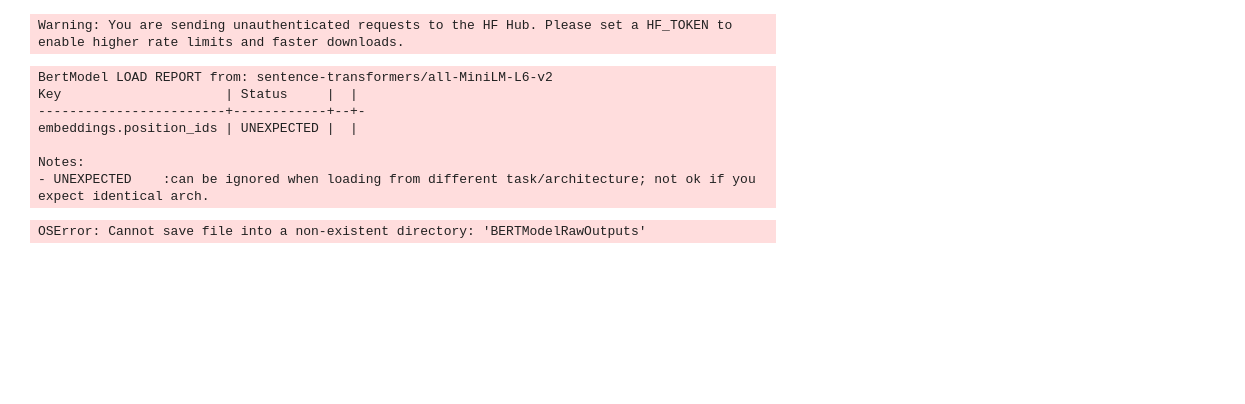
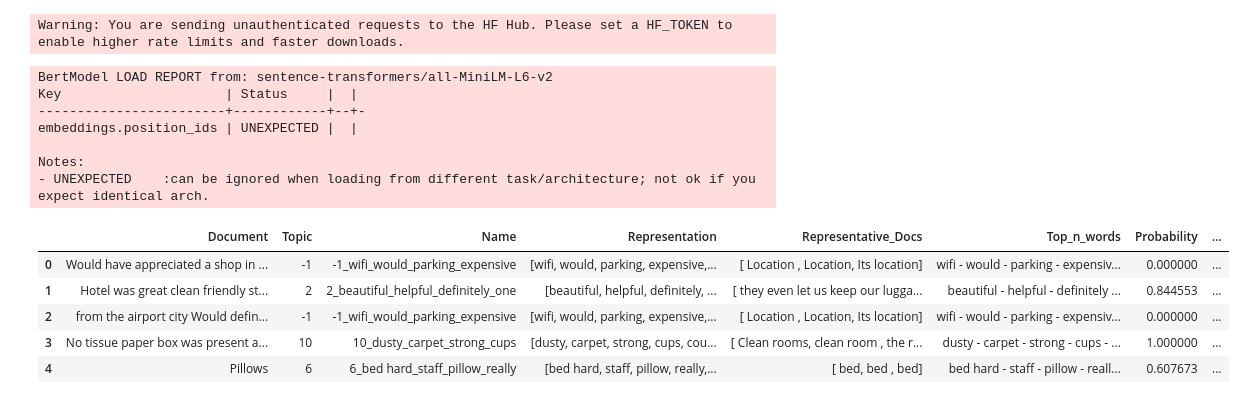
Before and after one commit to ollieshov-lab/MDM2-ReviewsProj, a Jupyter notebook: code/Main.ipynb, the cells around one changed output. Saved outputs shown, nothing was run; the diff lists cells and outputs as text; code cells hidden in the pictures; blank space fills up the shorter version.

Commit message:
Add the BERTModelRawOutputs directory

```diff
--- a/code/Main.ipynb
+++ b/code/Main.ipynb
@@ -408,12 +408,24 @@ new_topics = BERT_model.reduce_outliers(docs, topics)
 # # Reduce outliers with pre-calculate embeddings instead
 # new_topics = BERT_model.reduce_outliers(docs, topics, strategy="embeddings", embeddings=embeddings)
 # %%
+import os
+
+# Create the directory if it doesn't exist
+if not os.path.exists("BERTModelRawOutputs"):
+    os.makedirs("BERTModelRawOutputs")
+
+# Now your existing code will work
 doc_inf = BERT_model.get_document_info(docs)
 doc_inf["Person_id"] = docs_index
 doc_inf.to_csv(f"BERTModelRawOutputs/{Name}_Document_Info.csv")
 doc_inf.head()
 # %% [output]
-OSError: Cannot save file into a non-existent directory: 'BERTModelRawOutputs'
+|  | Document | Topic | Name | Representation | Representative_Docs | Top_n_words | Probability | ... |
+| 0 | Would have appreciated a shop in ... | -1 | -1_wifi_would_parking_expensive | [wifi, would, parking, expensive,... | [ Location , Location, Its location] | wifi - would - parking - expensiv... | 0.000000 | ... |
+| 1 | Hotel was great clean friendly st... | 2 | 2_beautiful_helpful_definitely_one | [beautiful, helpful, definitely, ... | [ they even let us keep our lugga... | beautiful - helpful - definitely ... | 0.844553 | ... |
+| 2 | from the airport city Would defin... | -1 | -1_wifi_would_parking_expensive | [wifi, would, parking, expensive,... | [ Location , Location, Its location] | wifi - would - parking - expensiv... | 0.000000 | ... |
+| 3 | No tissue paper box was present a... | 10 | 10_dusty_carpet_strong_cups | [dusty, carpet, strong, cups, cou... | [ Clean rooms, clean room , the r... | dusty - carpet - strong - cups - ... | 1.000000 | ... |
+| 4 | Pillows | 6 | 6_bed hard_staff_pillow_really | [bed hard, staff, pillow, really,... | [ bed, bed , bed] | bed hard - staff - pillow - reall... | 0.607673 | ... |
 # %%
 top_inf = BERT_model.get_topic_info()
 # Calculate the number of unique person IDs per topic
```
Also changed, not shown: parts of 4 cells of this notebook, 2 other files.
